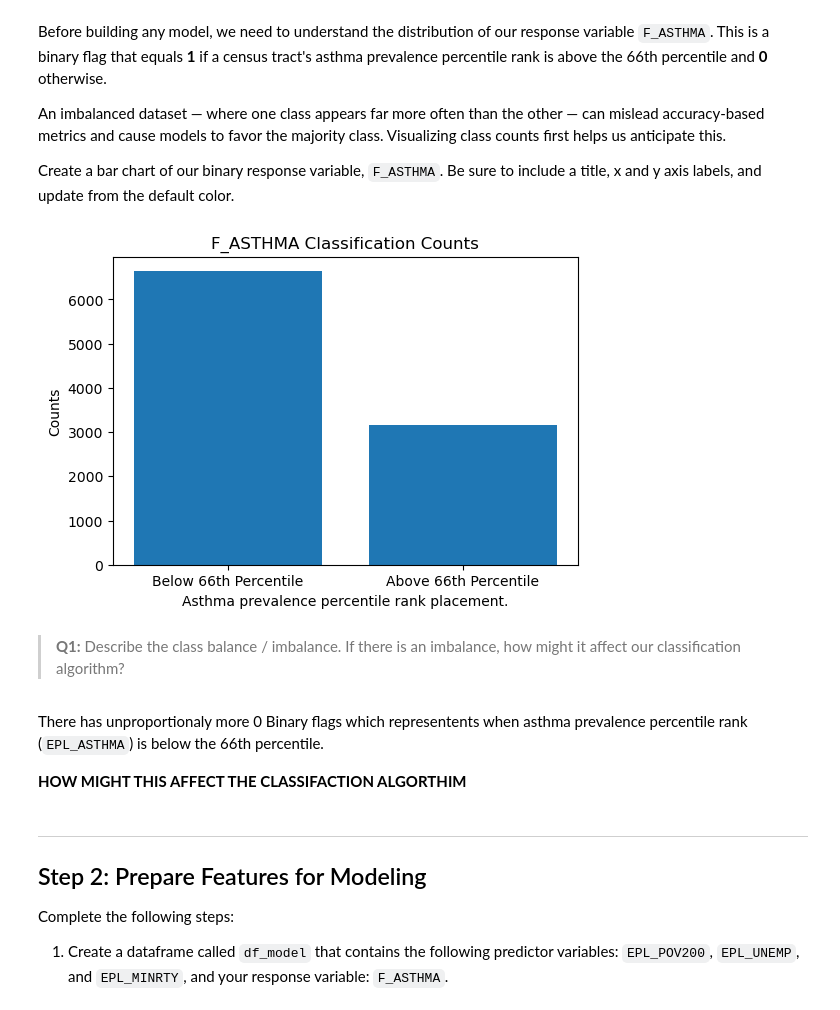
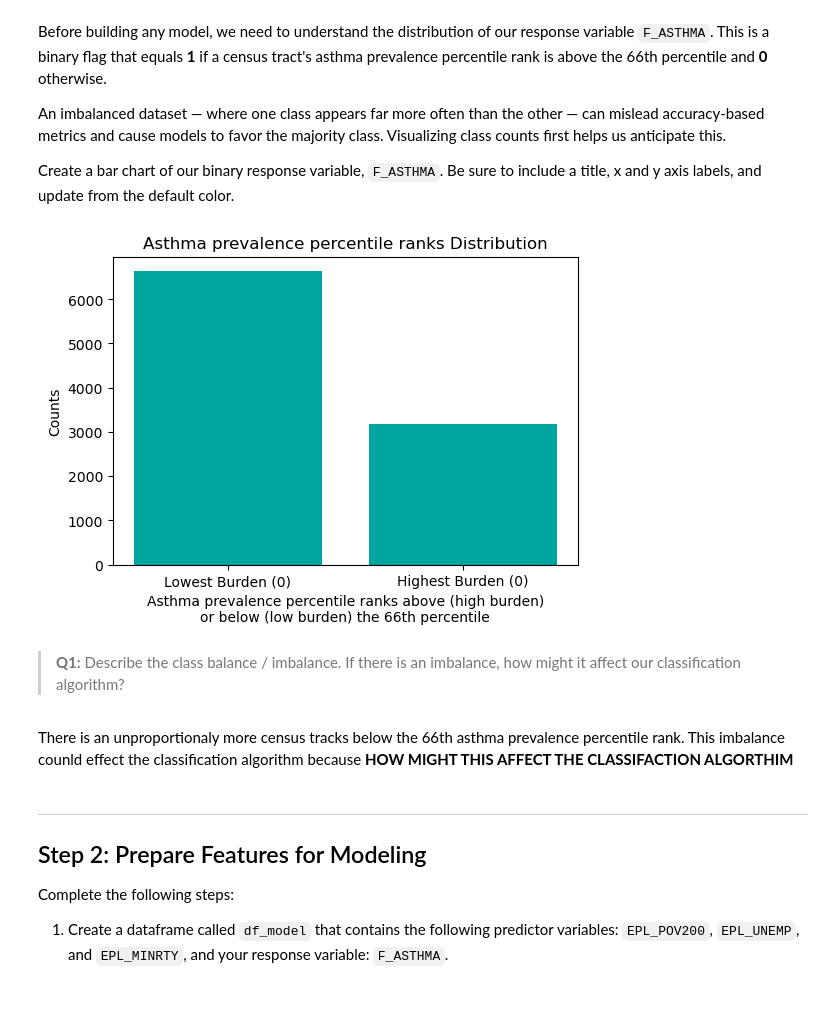
Before and after one commit to meganhessel/KNN_LogistinRegression, a Jupyter notebook: hw2-task2.ipynb, the cells around one changed output. Drawn from its saved outputs; the diff is of its cells as text; code cells hidden in the pictures.

```diff
--- a/hw2-task2.ipynb
+++ b/hw2-task2.ipynb
@@ -96,16 +96,16 @@ Create a bar chart of our binary response variable, `F_ASTHMA`. Be sure to inclu
 # %%
 # Bar Plot of F_ASTHMA
 counts = df['F_ASTHMA'].value_counts().sort_index()
-lables = ['Below 66th Percentile', 'Above 66th Percentile']
+lables = ['Lowest Burden (0)', 'Highest Burden (0)']
 
 fig, ax = plt.subplots(figsize = (6,4))
-ax.bar(lables, counts.values)
-ax.set_title('F_ASTHMA Classification Counts')
+ax.bar(lables, counts.values, color = '#00a5a0')
+ax.set_title('Asthma prevalence percentile ranks Distribution')
 ax.set_ylabel('Counts')
-ax.set_xlabel('Asthma prevalence percentile rank placement.')
+ax.set_xlabel('Asthma prevalence percentile ranks above (high burden)\nor below (low burden) the 66th percentile')
 plt.show()
 # %% [output]
-[figure, old version]
+[figure, new version]
 # %% [markdown]
 <!-- END QUESTION -->
 
@@ -113,9 +113,7 @@ plt.show()
 
 > **Q1:** Describe the class balance / imbalance. If there is an imbalance, how might it affect our classification algorithm?
 # %% [markdown]
-There has unproportionaly more 0 Binary flags which representents when asthma prevalence percentile rank (`EPL_ASTHMA`) is below the 66th percentile.
-
-**HOW MIGHT THIS AFFECT THE CLASSIFACTION ALGORTHIM**
+There is an unproportionaly more census tracks below the 66th asthma prevalence percentile rank. This imbalance counld effect the classification algorithm because  **HOW MIGHT THIS AFFECT THE CLASSIFACTION ALGORTHIM**
 # %% [markdown]
 <!-- END QUESTION -->
 
```
Also changed, not shown: parts of 25 cells of this notebook.
